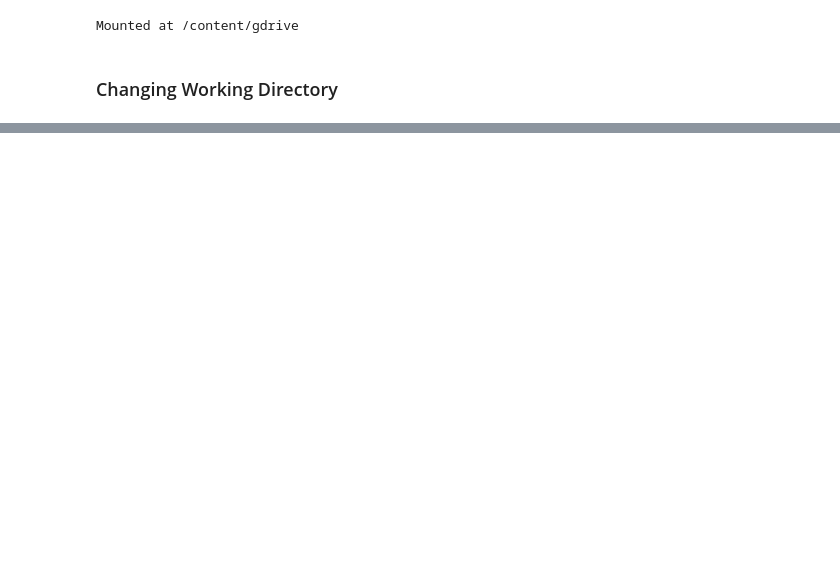
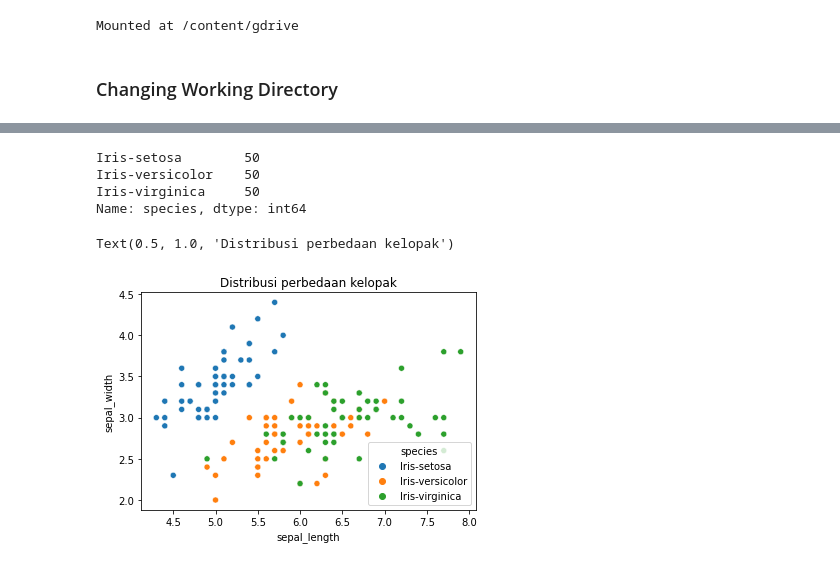
Before and after one commit to aldyhermawan1/11181051_Aldy_DM_IF-ITK, a Jupyter notebook: DataMining_Quiz_IrisClassification.ipynb, the cells around one changed output, grey strips where cells are left out. Saved outputs shown, nothing was run; the diff lists cells and outputs as text; code cells hidden in the pictures; blank space fills up the shorter version.

```diff
--- a/DataMining_Quiz_IrisClassification.ipynb
+++ b/DataMining_Quiz_IrisClassification.ipynb
@@ -87,0 +62,3 @@ Branch 'master' set up to track remote branch 'master' from 'origin'.
+# %%
+dataset = pandas.read_csv('IRIS.csv')
+iris = dataset.copy()
@@ -87,0 +91,12 @@ Branch 'master' set up to track remote branch 'master' from 'origin'.
+# %%
+iris.species.value_counts()
+# %% [output]
+Iris-setosa        50
+Iris-versicolor    50
+Iris-virginica     50
+Name: species, dtype: int64
+# %%
+seaborn.scatterplot(x=iris.sepal_length, y=iris.sepal_width, hue=iris.species).set_title("Distribusi perbedaan kelopak")
+# %% [output]
+Text(0.5, 1.0, 'Distribusi perbedaan kelopak')
+[figure, added]
```
Also changed, not shown: parts of 34 cells of this notebook.
